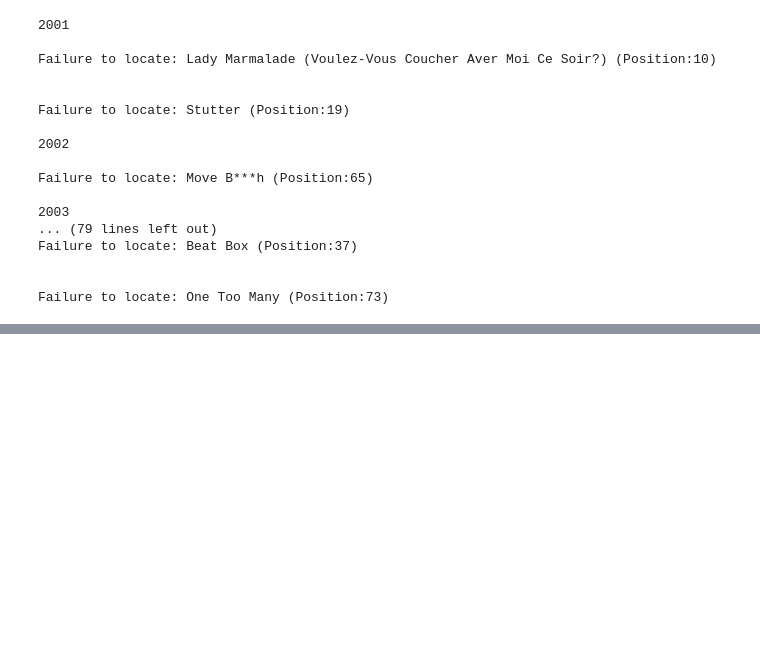
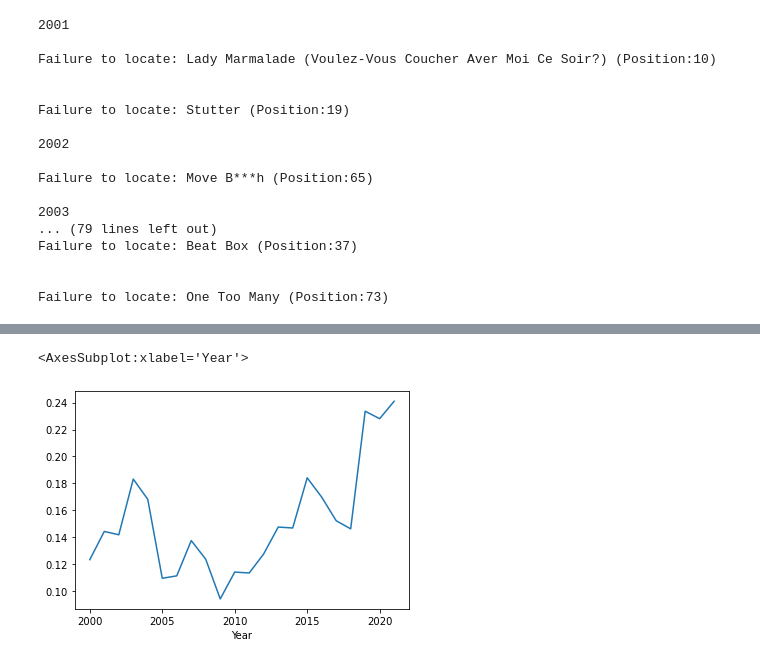
Before and after one commit to dianaagustinaf/spotidata-project, a Jupyter notebook: YearByYearComparison.ipynb, the cells around one changed output, grey strips where cells are left out. Cells and saved outputs as stored; diff of their text form; code cells hidden in the pictures; blank space fills up the shorter version.

Commit message:
inclusion of plots and little analyis

```diff
--- a/YearByYearComparison.ipynb
+++ b/YearByYearComparison.ipynb
@@ -241,0 +240,6 @@ Agg
+# %%
+Mean["Acousticness"].plot()
+print("Acousticness initially drops but then increases from 2009 onwards.")
+# %% [output]
+<AxesSubplot:xlabel='Year'>
+[figure, added]
```
Also changed, not shown: parts of 11 cells of this notebook.
